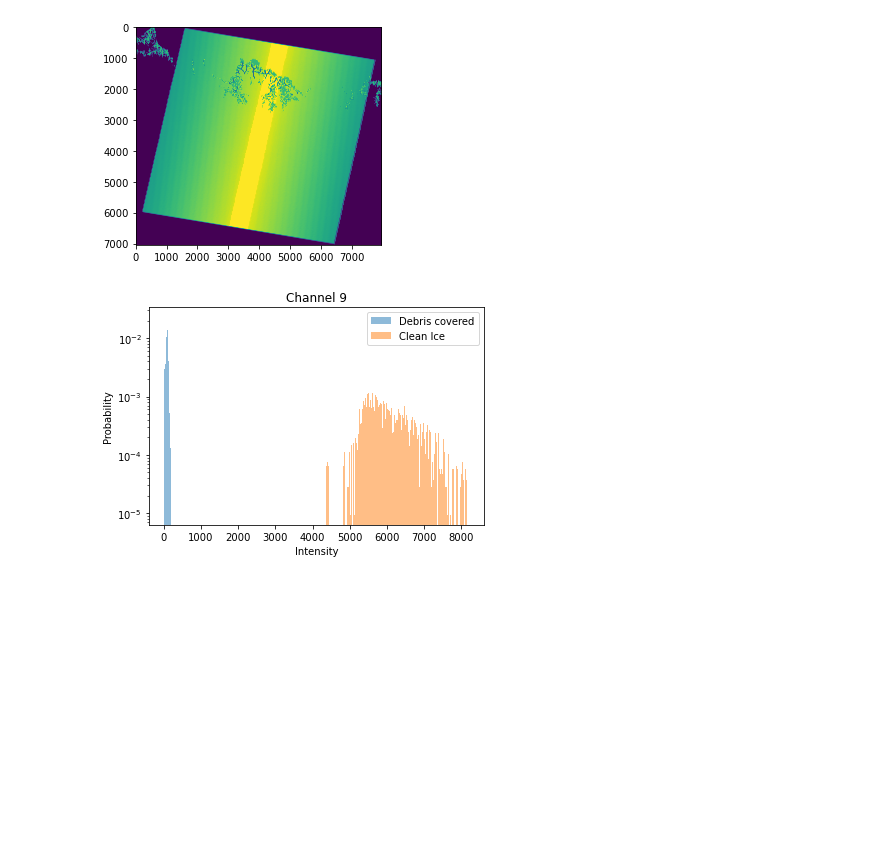
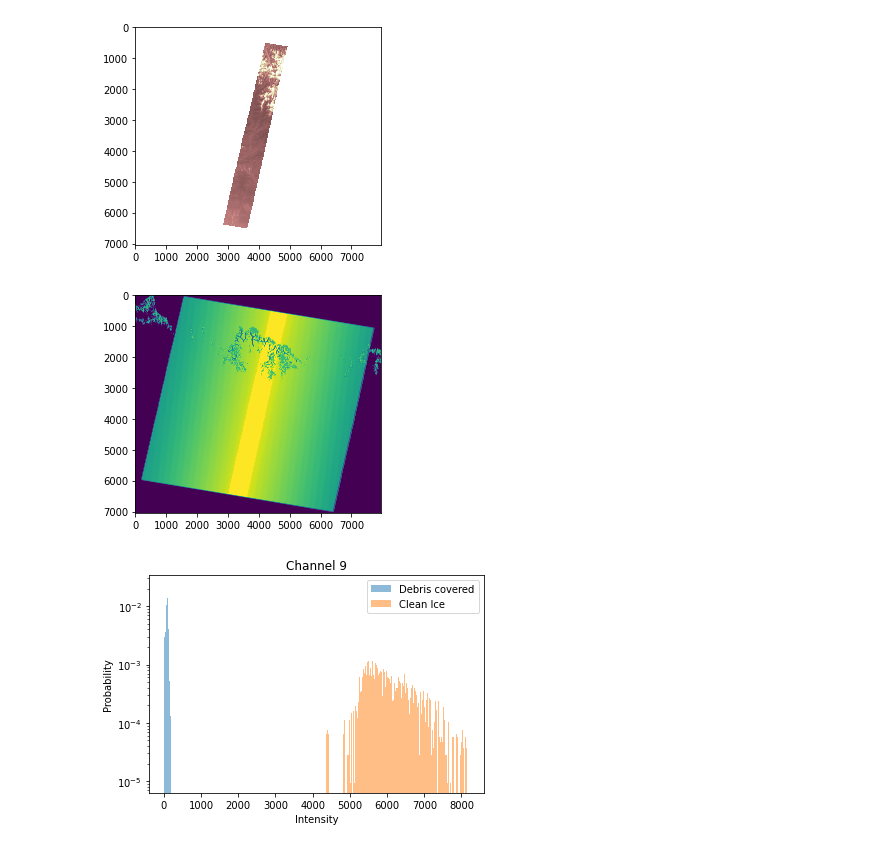
Before and after one commit to Aryal007/ml_satellite_image_segmentation, a Jupyter notebook: example_HKH_Landsat7.ipynb, the cells around one changed output. Cells and saved outputs as stored; diff of their text form; code cells hidden in the pictures; blank space fills up the shorter version.

```diff
--- a/example_HKH_Landsat7.ipynb
+++ b/example_HKH_Landsat7.ipynb
@@ -10,10 +10,11 @@ data = Data(tiff_filename, shp_filename, classes = ['Debris covered', 'Clean Ice
 tiff = data.read_tiff()
 mask = data.get_mask(column="Glaciers")
 # %%
-#data.view_tiff(tiff, channel=1)
+data.view_tiff(tiff, channel=1)
 data.view_mask(mask)
 # %% [output]
-[figure, old version]
+[figure, new version]
+[figure, added]
 # %%
 X,y = data.get_Xy(tiff, mask, n_sample = 2000000, save=False)
 X_train, X_test, y_train, y_test = data.train_test_split(X, y, save=False)
```
Also changed, not shown: parts of 3 cells of this notebook.
